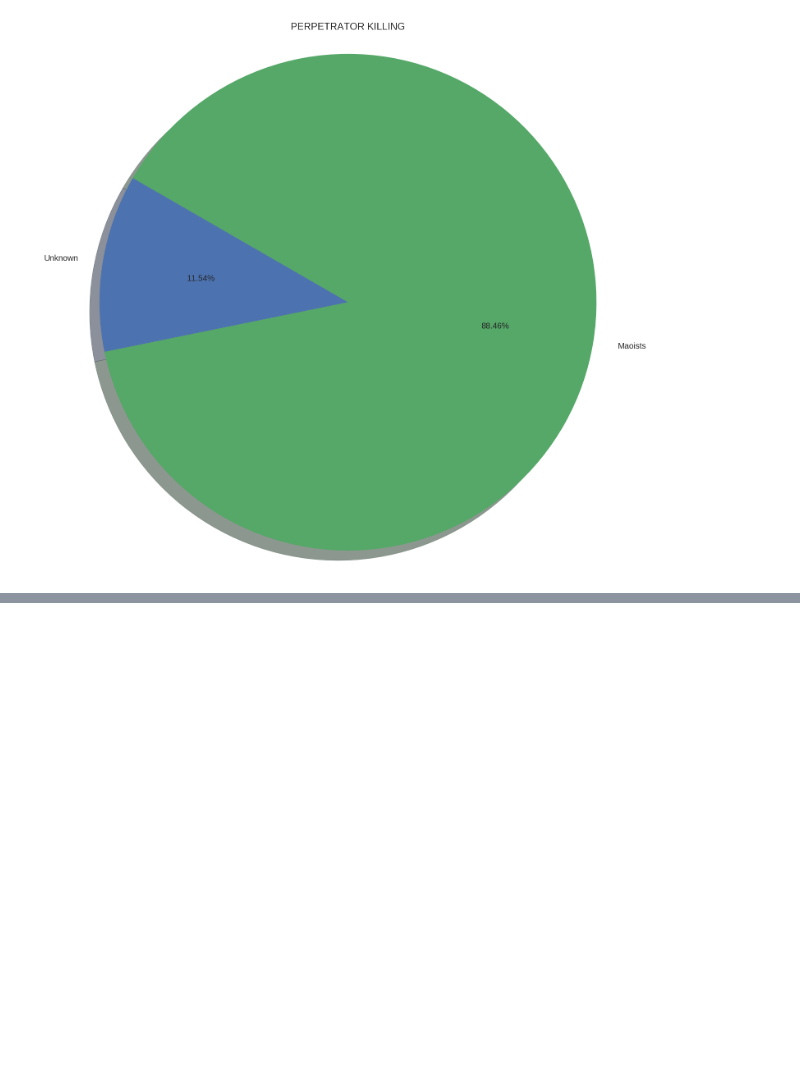
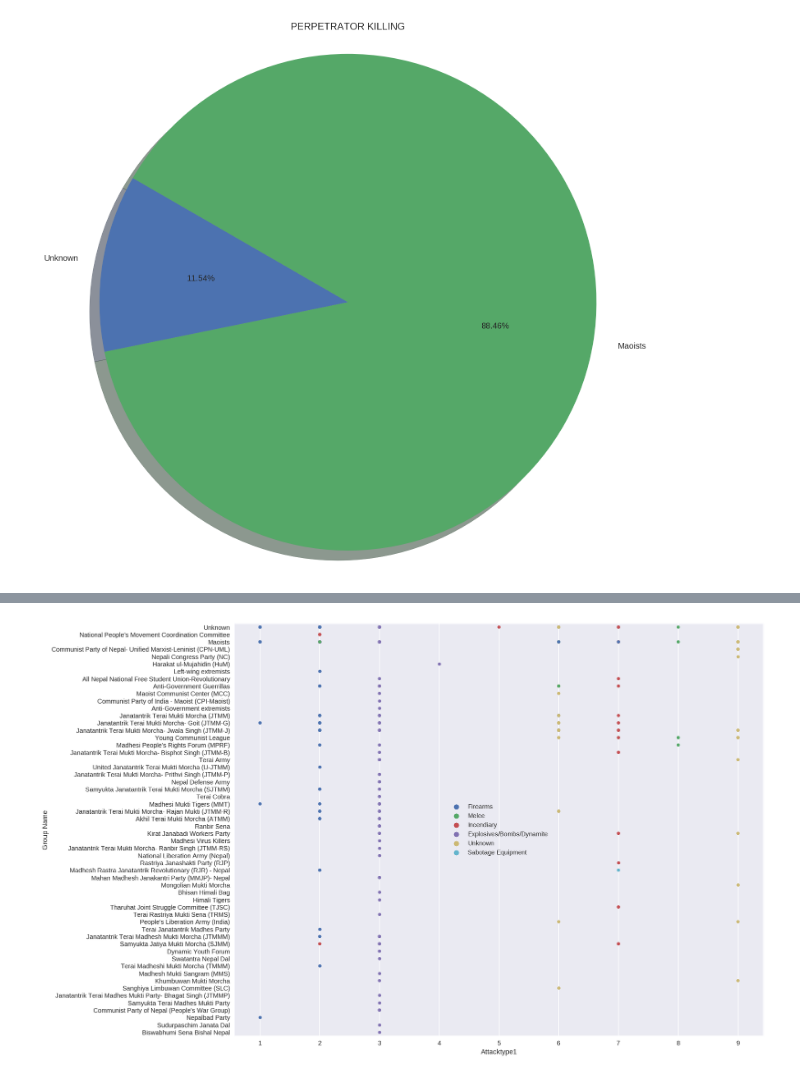
Before and after one commit to rnepal2/Global-Terrorism-Data-Analysis, a Jupyter notebook: Incidents_In_Nepal.ipynb, the cells around one changed output, grey strips where cells are left out. Drawn from its saved outputs; the diff is of its cells as text; code cells hidden in the pictures; blank space fills up the shorter version.

```diff
--- a/Incidents_In_Nepal.ipynb
+++ b/Incidents_In_Nepal.ipynb
@@ -232,0 +300,2 @@ plt.show()
+# %%
+tmp = df_nepal[['gname', 'attacktype1', 'attacktype1_txt', 'weaptype1_txt']]
@@ -232,0 +321,15 @@ plt.show()
+# %%
+f, ax = plt.subplots(figsize=(15, 12))
+sns.despine(bottom=True, left=True)
+
+sns.stripplot(x='attacktype1', y='gname', hue='weaptype1_txt', data=tmp)
+
+ax.set(xlabel=False, ylabel=False)
+
+plt.xlabel('Attacktype1')
+plt.ylabel('Group Name')
+plt.legend(loc='center')
+
+plt.show()
+# %% [output]
+[figure, added]
```
Also changed, not shown: parts of 18 cells of this notebook.
